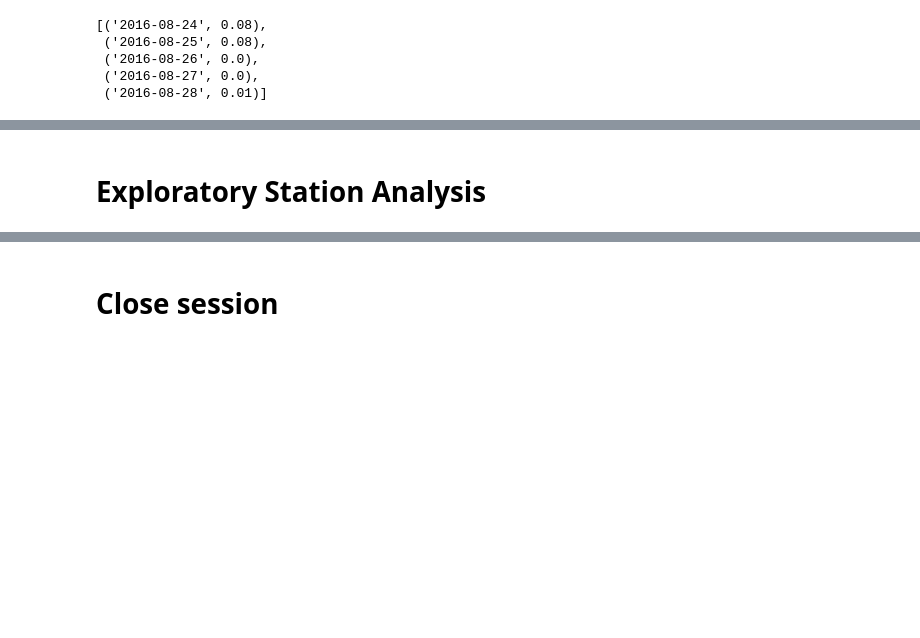
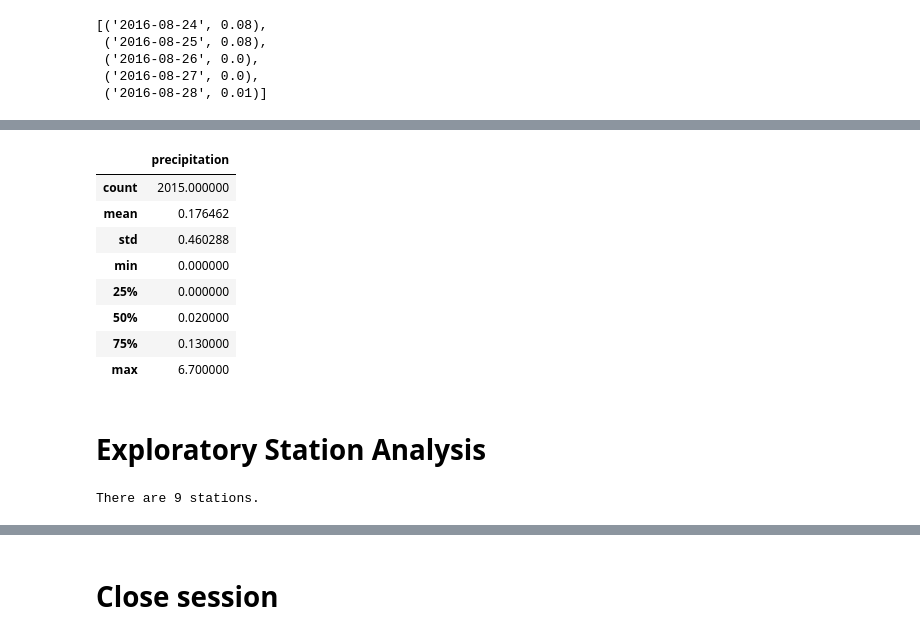
Before and after one commit to geraldwattsthethird/sqlalchemy-challenge, a Jupyter notebook: climate.ipynb, the cells around one changed output, grey strips where cells are left out. Saved outputs shown, nothing was run; the diff lists cells and outputs as text; code cells hidden in the pictures; blank space fills up the shorter version.

```diff
--- a/climate.ipynb
+++ b/climate.ipynb
@@ -85,9 +92,24 @@ plt.show()
 # %%
 # Use Pandas to calcualte the summary statistics for the precipitation data
+prcp_df.describe()
+# %% [output]
+|  | precipitation |
+| count | 2015.000000 |
+| mean | 0.176462 |
+| std | 0.460288 |
+| min | 0.000000 |
+| 25% | 0.000000 |
+| 50% | 0.020000 |
+| 75% | 0.130000 |
+| max | 6.700000 |
 # %% [markdown]
 # Exploratory Station Analysis
 # %%
 # Design a query to calculate the total number stations in the dataset
+station_number = session.query(Station.id).count()
+print(f"There are {station_number} stations.")
+# %% [output]
+There are 9 stations.
 # %%
 # Design a query to find the most active stations (i.e. what stations have the most rows?)
 # List the stations and the counts in descending order.
```
Also changed, not shown: parts of 7 cells of this notebook.
